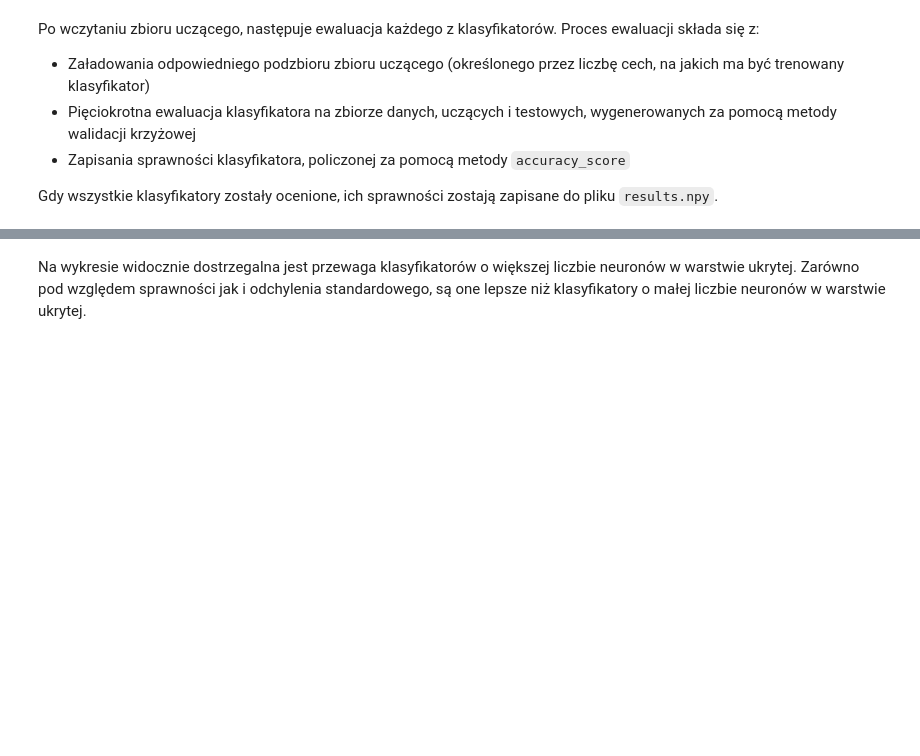
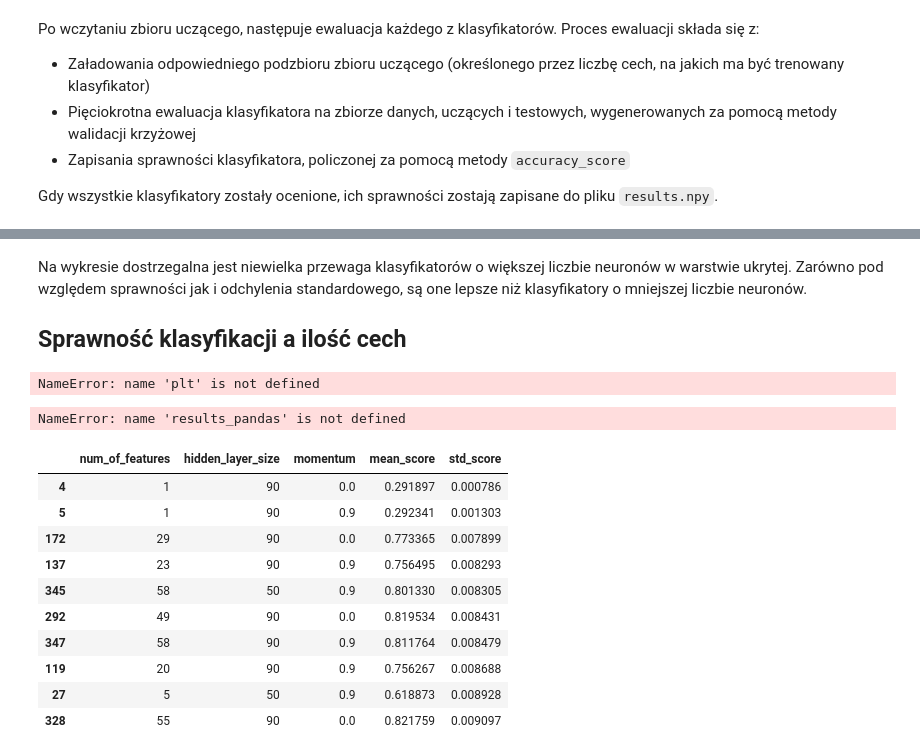
Before and after one commit to Wint3rmute/mtswm2, a Jupyter notebook: src/wstepny_raport.ipynb, the cells around one changed output, grey strips where cells are left out. Saved outputs shown, nothing was run; the diff lists cells and outputs as text; code cells hidden in the pictures; blank space fills up the shorter version.

```diff
--- a/src/wstepny_raport.ipynb
+++ b/src/wstepny_raport.ipynb
@@ -99,0 +105,37 @@ if __name__ == "__main__":
+# %%
+import matplotlib.pyplot as plt
+import matplotlib
+matplotlib.rcParams['figure.dpi'] = 300
+from matplotlib.lines import Line2D
+import pandas
+
+
+clfs = get_classifiers()
+scores = np.load("results.npy")
+
+data_frame = None
+first_element = True
+
+results_python_dict = {
+    'num_of_features': [ ],
+    'hidden_layer_size': [ ],
+    'momentum': [ ],
+    'mean_score': [ ],
+    'std_score': [ ]
+}
+for score, classifier in zip(scores, clfs):
+
+    mean_score = np.mean(score)
+    std_score = np.std(score)
+    num_of_features, hidden_layer_size, momentum_value = classifier
+
+    results_python_dict['num_of_features'].append(num_of_features)
+    results_python_dict['hidden_layer_size'].append(hidden_layer_size)
+    results_python_dict['momentum'].append(momentum_value)
+    results_python_dict['mean_score'].append(mean_score)
+    results_python_dict['std_score'].append(std_score)
+
+results_pandas = pandas.DataFrame(results_python_dict)
+del results_python_dict
+
+print(results_pandas)
@@ -147,4 +188,38 @@ plt.show()
 # %% [markdown]
-Na wykresie widocznie dostrzegalna jest przewaga klasyfikatorów o większej liczbie neuronów w warstwie ukrytej.
-Zarówno pod względem sprawności jak i odchylenia standardowego, są one lepsze niż klasyfikatory o małej liczbie
-neuronów w warstwie ukrytej.
+Na wykresie dostrzegalna jest niewielka przewaga klasyfikatorów o większej liczbie neuronów w warstwie ukrytej.
+Zarówno pod względem sprawności jak i odchylenia standardowego, są one lepsze niż klasyfikatory o mniejszej liczbie
+neuronów.
+
+## Sprawność klasyfikacji a ilość cech
+# %%
+fig, ax = plt.subplots()
+
+for hidden_layer_size in [20, 50, 90]:
+    for momentum_value in [0.0, 0.9]:
+        result = results_pandas[results_pandas['hidden_layer_size'] == hidden_layer_size]
+        result = result[result['momentum'] != momentum_value]
+        ax.plot(result['num_of_features'], result['mean_score'], label=f'{hidden_layer_size} ukrytych neuronów, momentum {momentum_value}')
+
+ax.legend()
+plt.show()
+# %% [output]
+NameError: name 'plt' is not defined
+# %%
+top_10_by_acccuracy = results_pandas.sort_values(by='mean_score', ascending=False).head(10)
+top_10_by_acccuracy
+# %% [output]
+NameError: name 'results_pandas' is not defined
+# %%
+results_pandas.sort_values(by='std_score', ascending=True).head(10)
+# %% [output]
+|  | num_of_features | hidden_layer_size | momentum | mean_score | std_score |
+| 4 | 1 | 90 | 0.0 | 0.291897 | 0.000786 |
+| 5 | 1 | 90 | 0.9 | 0.292341 | 0.001303 |
+| 172 | 29 | 90 | 0.0 | 0.773365 | 0.007899 |
+| 137 | 23 | 90 | 0.9 | 0.756495 | 0.008293 |
+| 345 | 58 | 50 | 0.9 | 0.801330 | 0.008305 |
+| 292 | 49 | 90 | 0.0 | 0.819534 | 0.008431 |
+| 347 | 58 | 90 | 0.9 | 0.811764 | 0.008479 |
+| 119 | 20 | 90 | 0.9 | 0.756267 | 0.008688 |
+| 27 | 5 | 50 | 0.9 | 0.618873 | 0.008928 |
+| 328 | 55 | 90 | 0.0 | 0.821759 | 0.009097 |
```
Also changed, not shown: parts of 15 cells of this notebook, 1 other file.
